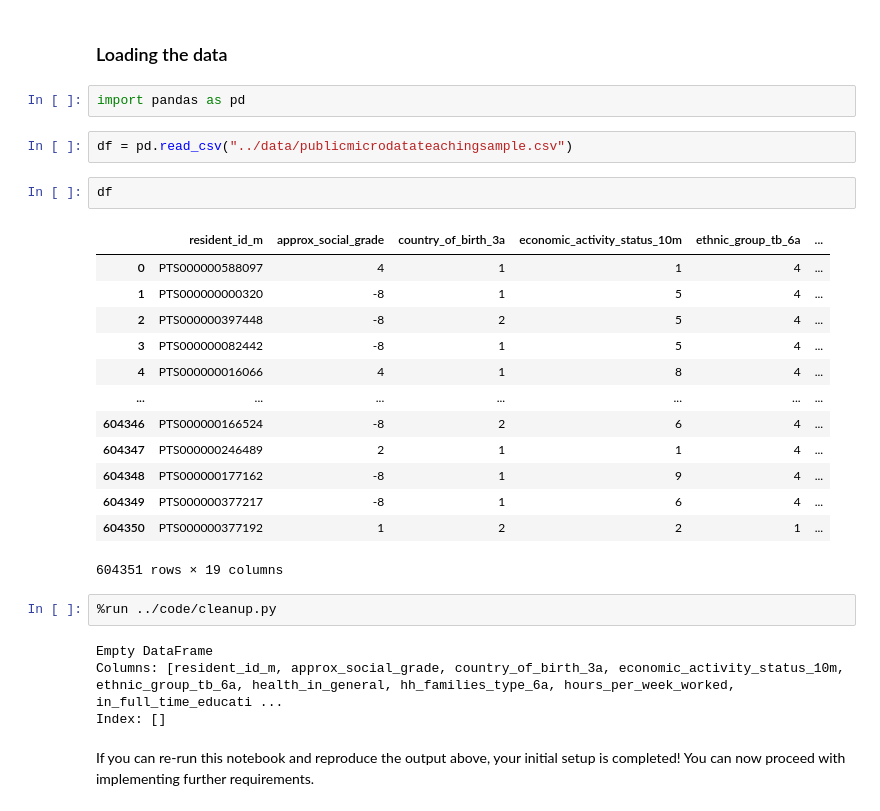
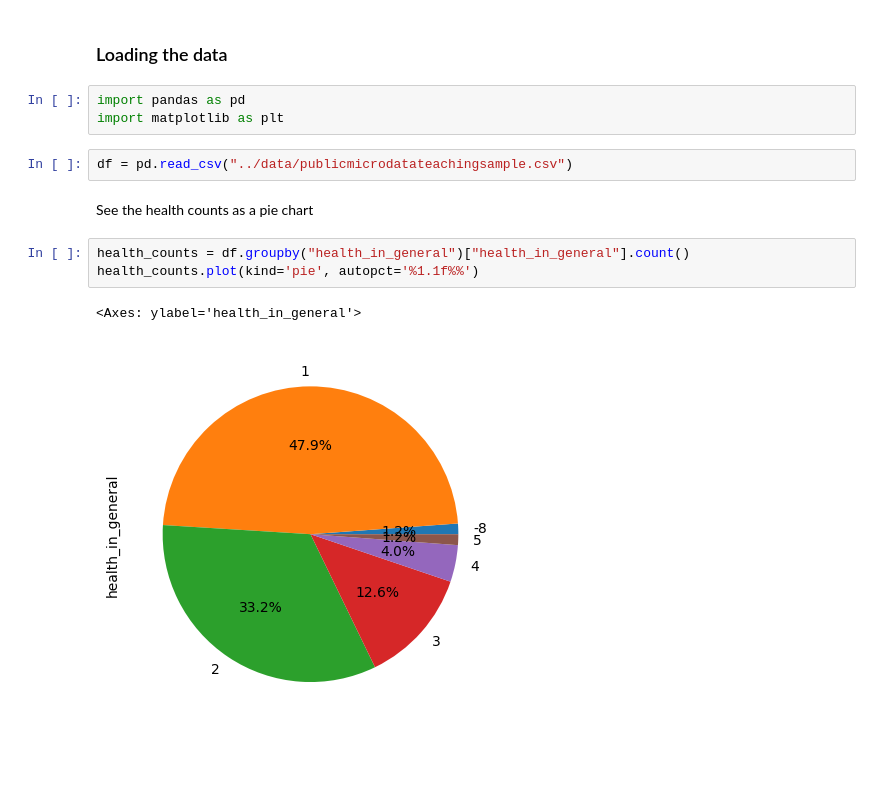
Before and after one commit to het106/Python-p2, a Jupyter notebook: notebooks/census2021.ipynb, the cells around one changed output. Cells and saved outputs as stored; diff of their text form; blank space fills up the shorter version.

Commit message:
Added some pie charts

```diff
--- a/notebooks/census2021.ipynb
+++ b/notebooks/census2021.ipynb
@@ -6,29 +6,14 @@
 ### Loading the data
 # %%
 import pandas as pd
+import matplotlib as plt
 # %%
 df = pd.read_csv("../data/publicmicrodatateachingsample.csv")
-# %%
-df
-# %% [output]
-|  | resident_id_m | approx_social_grade | country_of_birth_3a | economic_activity_status_10m | ethnic_group_tb_6a | ... |
-| 0 | PTS000000588097 | 4 | 1 | 1 | 4 | ... |
-| 1 | PTS000000000320 | -8 | 1 | 5 | 4 | ... |
-| 2 | PTS000000397448 | -8 | 2 | 5 | 4 | ... |
-| 3 | PTS000000082442 | -8 | 1 | 5 | 4 | ... |
-| 4 | PTS000000016066 | 4 | 1 | 8 | 4 | ... |
-| ... | ... | ... | ... | ... | ... | ... |
-| 604346 | PTS000000166524 | -8 | 2 | 6 | 4 | ... |
-| 604347 | PTS000000246489 | 2 | 1 | 1 | 4 | ... |
-| 604348 | PTS000000177162 | -8 | 1 | 9 | 4 | ... |
-| 604349 | PTS000000377217 | -8 | 1 | 6 | 4 | ... |
-| 604350 | PTS000000377192 | 1 | 2 | 2 | 1 | ... |
-604351 rows × 19 columns
+# %% [markdown]
+See the health counts as a pie chart
 # %%
-%run ../code/cleanup.py
+health_counts = df.groupby("health_in_general")["health_in_general"].count()
+health_counts.plot(kind='pie', autopct='%1.1f%%')
 # %% [output]
-Empty DataFrame
-Columns: [resident_id_m, approx_social_grade, country_of_birth_3a, economic_activity_status_10m, ethnic_group_tb_6a, health_in_general, hh_families_type_6a, hours_per_week_worked, in_full_time_educati ...
-Index: []
+<Axes: ylabel='health_in_general'>
+[figure, added]
-# %% [markdown]
-If you can re-run this notebook and reproduce the output above, your initial setup is completed! You can now proceed with implementing further requirements.
```
Also changed, not shown: parts of 2 cells of this notebook, 3 other files.
